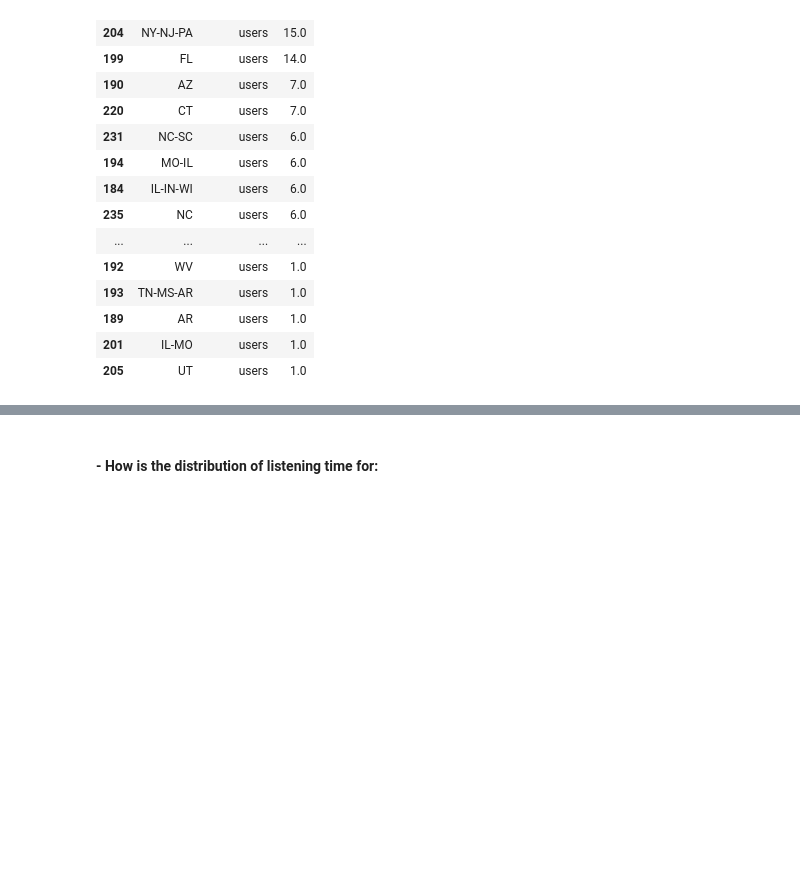
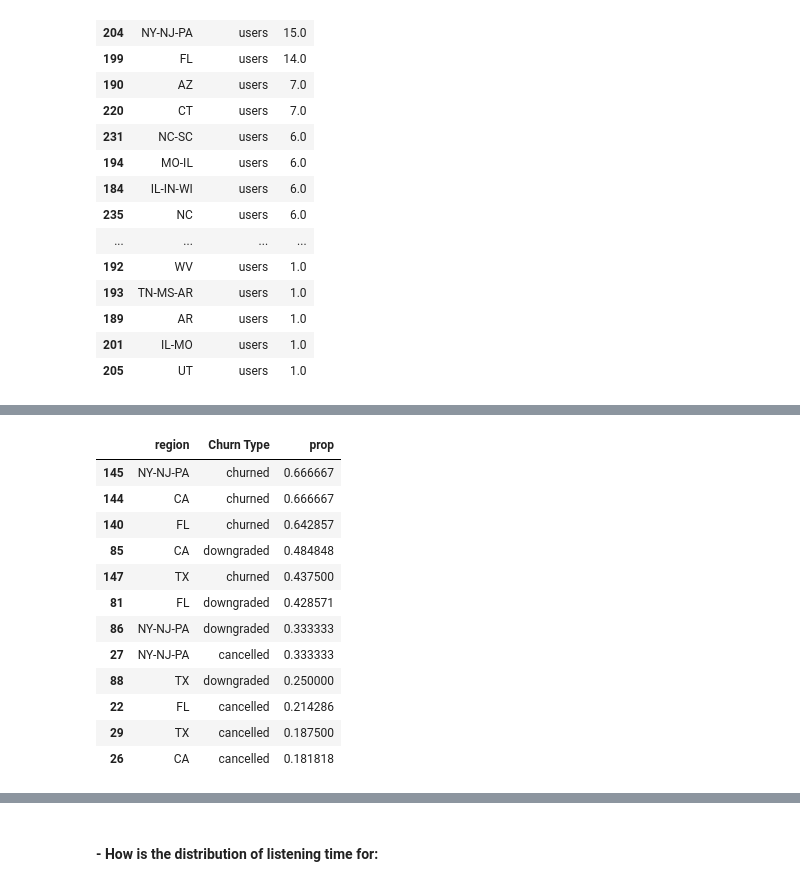
Before and after one commit to tarcisobraz/sparkify-churn-prediction, a Jupyter notebook: Sparkify.ipynb, the cells around one changed output, grey strips where cells are left out. Saved outputs shown, nothing was run; the diff lists cells and outputs as text; code cells hidden in the pictures; blank space fills up the shorter version.

```diff
--- a/Sparkify.ipynb
+++ b/Sparkify.ipynb
@@ -491 +477,18 @@ users_per_region = df.groupBy('region').
+# %%
+top_churning_per_region = churning_per_region[(churning_per_region['region'].isin(filtered_regions['region'])) & (churning_per_region['Churn Type'] != 'users')]
+top_churning_per_region
+# %% [output]
+|  | region | Churn Type | prop |
+| 145 | NY-NJ-PA | churned | 0.666667 |
+| 144 | CA | churned | 0.666667 |
+| 140 | FL | churned | 0.642857 |
+| 85 | CA | downgraded | 0.484848 |
+| 147 | TX | churned | 0.437500 |
+| 81 | FL | downgraded | 0.428571 |
+| 86 | NY-NJ-PA | downgraded | 0.333333 |
+| 27 | NY-NJ-PA | cancelled | 0.333333 |
+| 88 | TX | downgraded | 0.250000 |
+| 22 | FL | cancelled | 0.214286 |
+| 29 | TX | cancelled | 0.187500 |
+| 26 | CA | cancelled | 0.181818 |
 # %%
```
Also changed, not shown: parts of 15 cells of this notebook.
